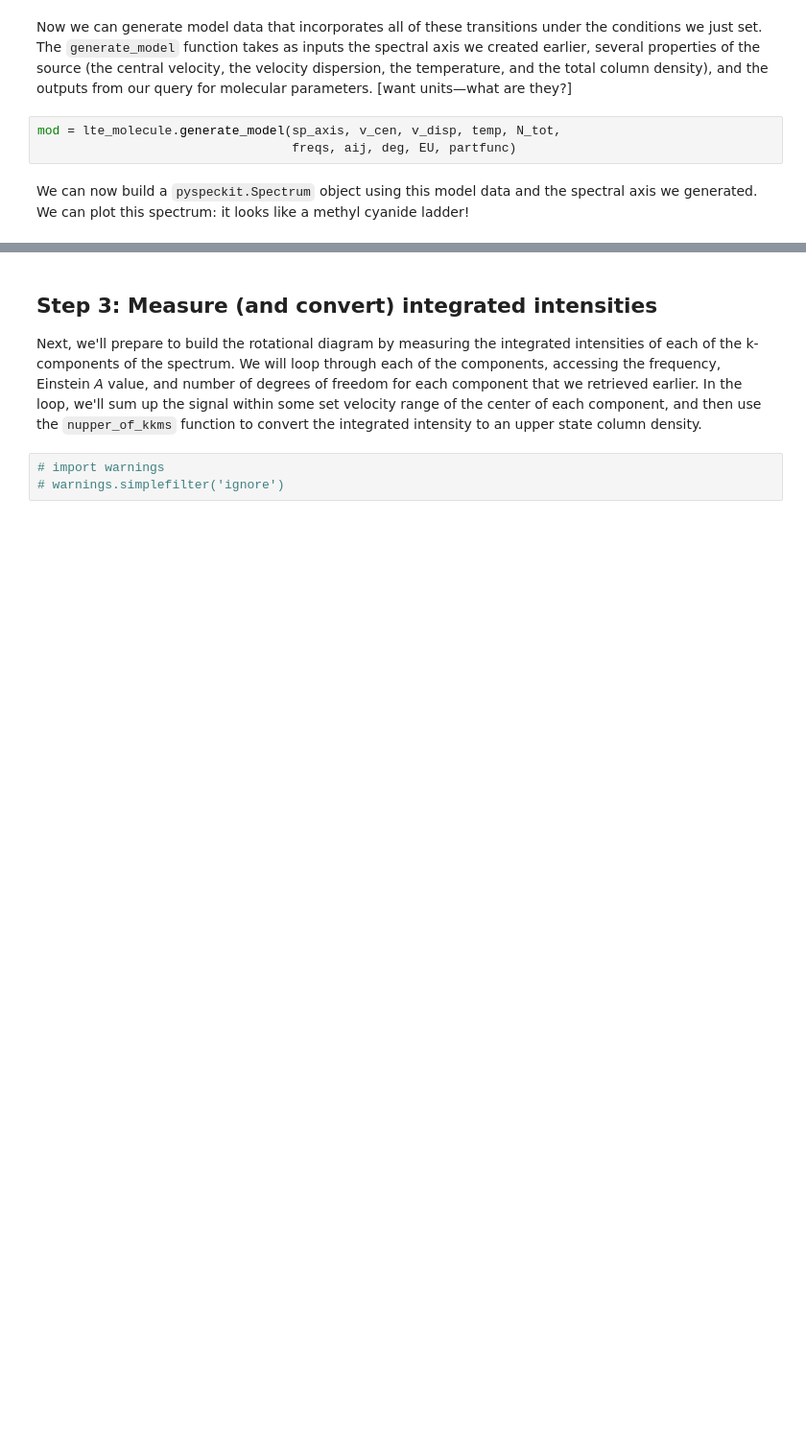
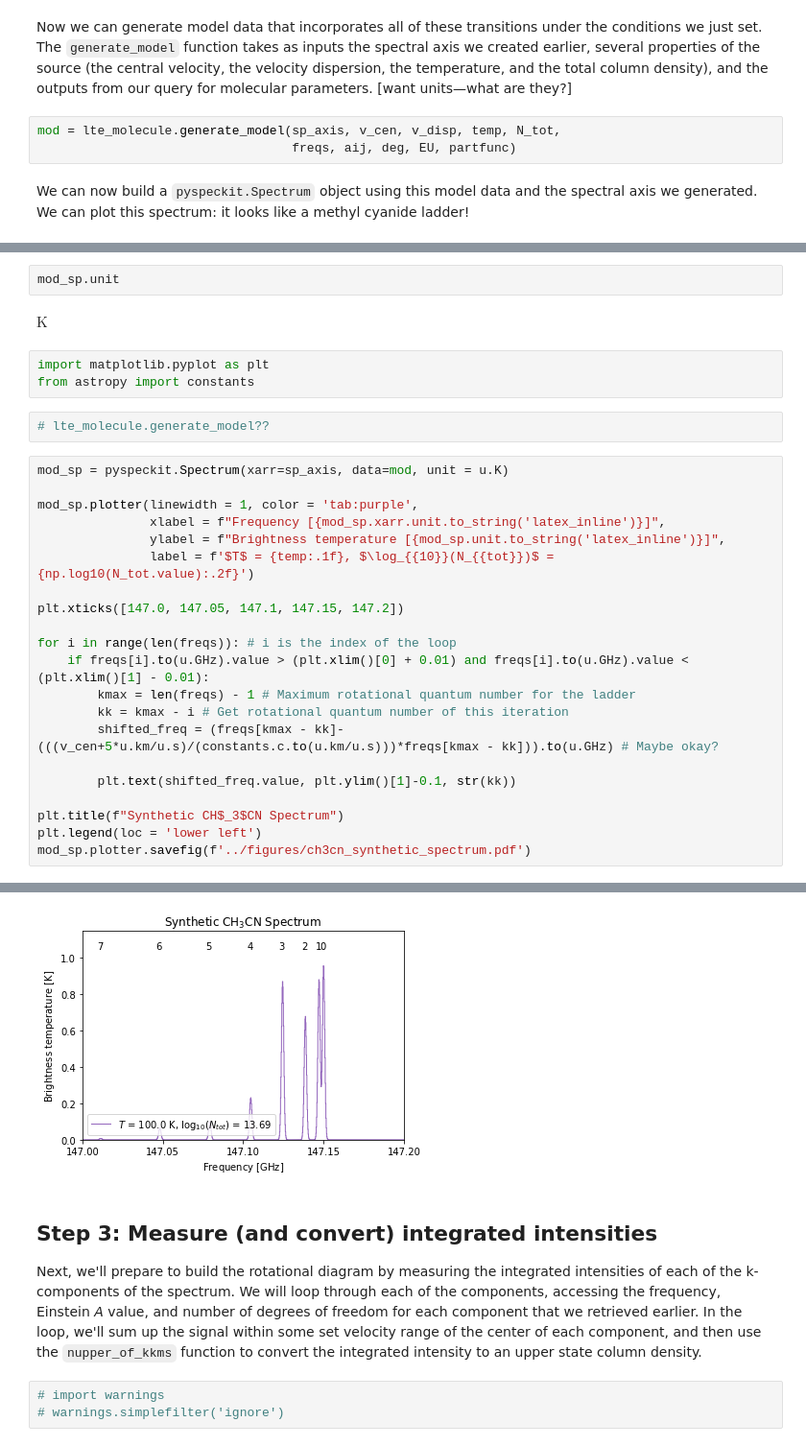
Before and after one commit to abulatek/brick, a Jupyter notebook: first_results/temperature_map/SyntheticRotationalDiagram_v1.ipynb, the cells around one changed output, grey strips where cells are left out. Shown at 96% size. Saved outputs shown, nothing was run; the diff lists cells and outputs as text; blank space fills up the shorter version.

```diff
--- a/first_results/temperature_map/SyntheticRotationalDiagram_v1.ipynb
+++ b/first_results/temperature_map/SyntheticRotationalDiagram_v1.ipynb
@@ -64,0 +58,31 @@ WARNING: No header given.  Creating an empty one.
+# %%
+mod_sp.unit
+# %% [output]
+$\mathrm{K}$
+# %%
+import matplotlib.pyplot as plt
+from astropy import constants
+# %%
+# lte_molecule.generate_model??
+# %%
+mod_sp = pyspeckit.Spectrum(xarr=sp_axis, data=mod, unit = u.K)
+
+mod_sp.plotter(linewidth = 1, color = 'tab:purple',
+               xlabel = f"Frequency [{mod_sp.xarr.unit.to_string('latex_inline')}]",
+               ylabel = f"Brightness temperature [{mod_sp.unit.to_string('latex_inline')}]",
+               label = f'$T$ = {temp:.1f}, $\log_{{10}}(N_{{tot}})$ = {np.log10(N_tot.value):.2f}')
+
+plt.xticks([147.0, 147.05, 147.1, 147.15, 147.2])
+
+for i in range(len(freqs)): # i is the index of the loop
+    if freqs[i].to(u.GHz).value > (plt.xlim()[0] + 0.01) and freqs[i].to(u.GHz).value < (plt.xlim()[1] - 0.01):
+        kmax = len(freqs) - 1 # Maximum rotational quantum number for the ladder
+        kk = kmax - i # Get rotational quantum number of this iteration
+        shifted_freq = (freqs[kmax - kk]-(((v_cen+5*u.km/u.s)/(constants.c.to(u.km/u.s)))*freqs[kmax - kk])).to(u.GHz) # Maybe okay?
+
+        plt.text(shifted_freq.value, plt.ylim()[1]-0.1, str(kk))
+
+plt.title(f"Synthetic CH$_3$CN Spectrum")
+plt.legend(loc = 'lower left')
+mod_sp.plotter.savefig(f'../figures/ch3cn_synthetic_spectrum.pdf')
+# %% [output]
@@ -65,3 +90,4 @@ WARNING: No header given.  Creating an empty one.
+[figure, added]
 # %% [markdown]
 ## Step 3: Measure (and convert) integrated intensities
 
```
Also changed, not shown: parts of 2 cells of this notebook, 8 other files.
